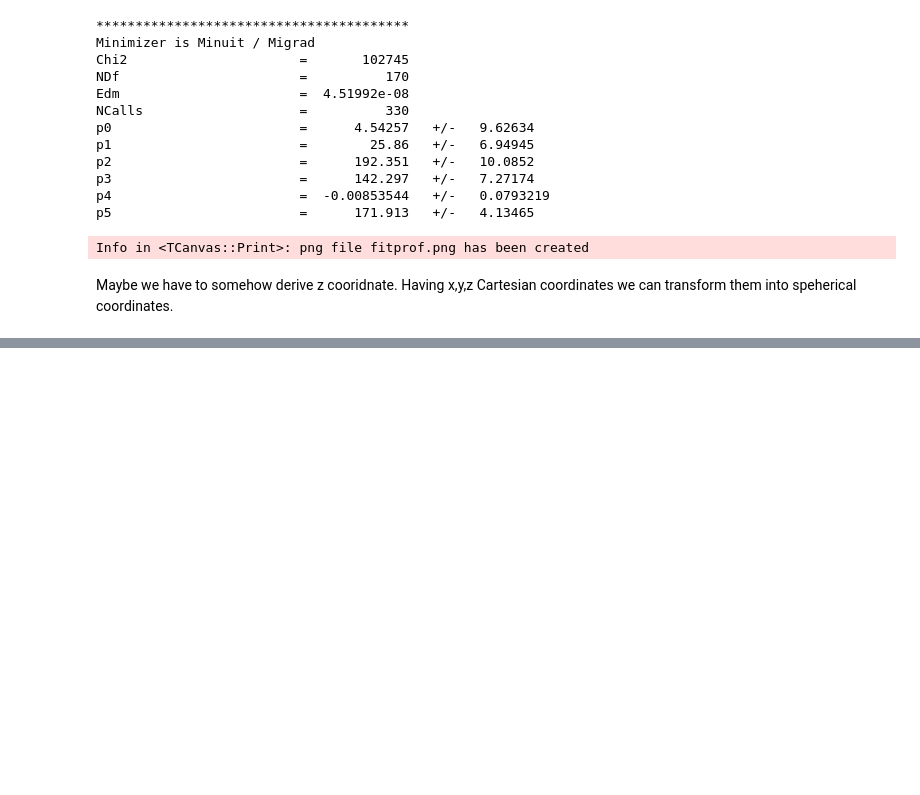
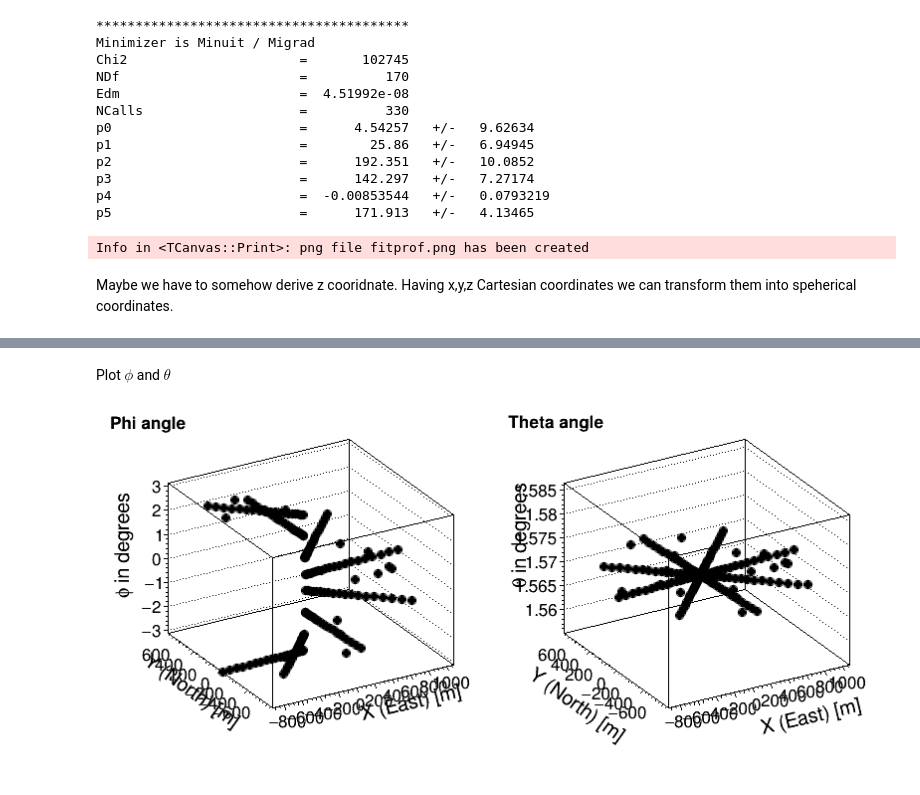
Before and after one commit to draczew23/MPPE_homeworks, a Jupyter notebook: hom5.ipynb, the cells around one changed output, grey strips where cells are left out. Drawn from its saved outputs; the diff is of its cells as text; code cells hidden in the pictures; blank space fills up the shorter version.

```diff
--- a/hom5.ipynb
+++ b/hom5.ipynb
@@ -107,6 +107,7 @@ print ('Reading input file ',myfile)
 data= np.loadtxt(myfile,skiprows=1)
 
 x_pos, y_pos, t_peak, a_peak = array( 'd' ), array( 'd' ), array( 'd' ), array( 'd' )
+z_pos = array('d')
 
 npos = data[:,0].size
 
@@ -115,6 +116,7 @@ npos = data[:,0].size
 for i in range(npos):
     x_pos.append(data[i,0])    # antenna position x (m)
     y_pos.append(data[i,1])    # antenna position y (m)
+    z_pos.append(0)
     t_peak.append(1000000.*data[i,2])   # pulse peak time (s) - convert to micro seconds
     a_peak.append(data[i,3])   # pulse peak amplitude (micro-volt)
 
@@ -283,0 +328,52 @@ Maybe we have to somehow derive z cooridnate. Having x,y,z Cartesian coordinates
+# %% [markdown]
+Plot $\phi$ and $\theta$
+# %%
+# Create 2D graph of measured pulse amplitudes
+
+agr = TGraph2D("agr","Phi angle",npos,x_pos,y_pos, phi_ar)   # the last three parameters are not numpy arrays
+                                                                        # they are arrays from array package
+
+# Create 2D graph of measured pulse arrival times
+
+tgr = TGraph2D("tgr","Theta angle",npos,x_pos,y_pos, theta_ar)    # the same situation as above
+
+# Set graph options
+
+agr.SetMarkerStyle(20)
+agr.GetXaxis().SetTitle("X (East) [m]")
+agr.GetYaxis().SetTitle("Y (North) [m]")
+agr.GetZaxis().SetTitle("#phi in degrees  ")
+# agr.GetXaxis().SetTitleOffset(1.5)
+# agr.GetYaxis().SetTitleOffset(1.8)
+
+tgr.SetMarkerStyle(20)
+tgr.GetXaxis().SetTitle("X (East) [m]")
+tgr.GetYaxis().SetTitle("Y (North) [m]")
+
+tgr.GetZaxis().SetTitle("#theta in degrees")
+tgr.GetXaxis().SetTitleOffset(1.5)
+tgr.GetYaxis().SetTitleOffset(1.8)
+
+# Plot shower profiles
+
+csh = TCanvas("csh","UHCR profile",800,400)
+csh.Divide(2,1)
+
+csh.cd(1)
+agr.Draw("P")
+
+# Log scale for amplitude ?
+# csh.GetPad(1).SetLogz(1)
+
+csh.cd(2)
+tgr.Draw("P")
+
+csh.Update()
+csh.Print('shprofile.png')
+
+Image(filename='shprofile.png')
+
+# 1 image - shape of the shower profile
+# 2 image - the direction perp to this plane gives the direction from the shower
+# %% [output]
+[figure, added]
```
Also changed, not shown: parts of 3 cells of this notebook.
